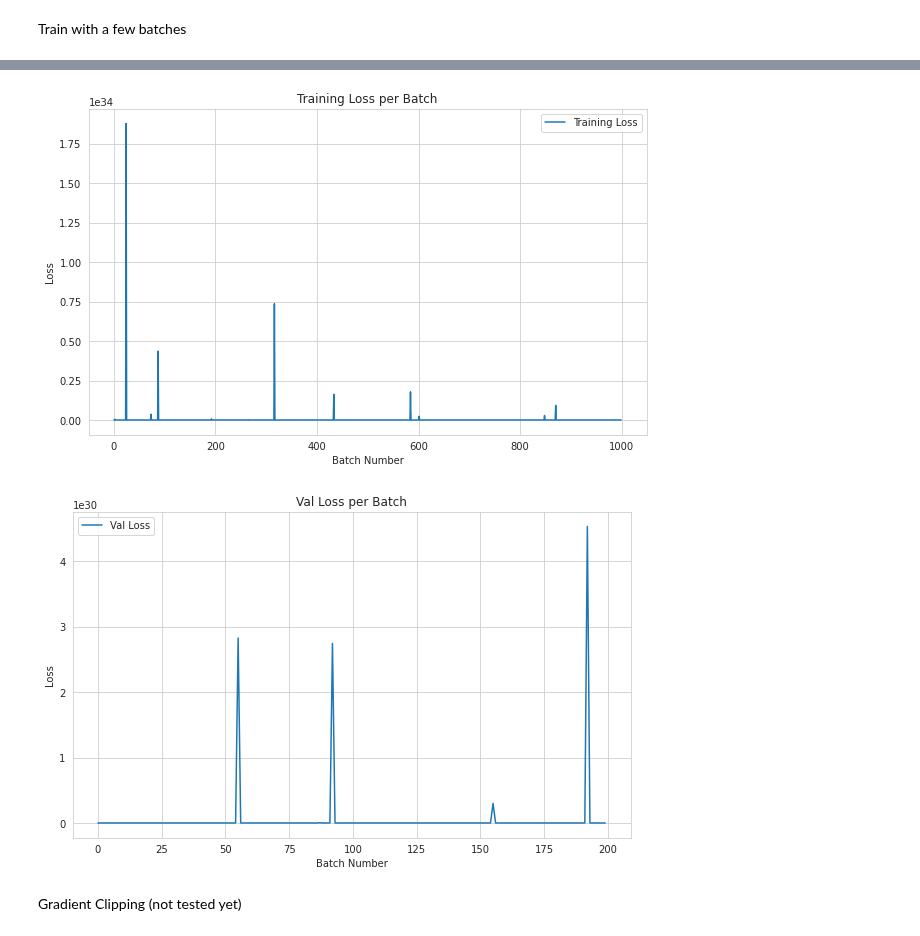
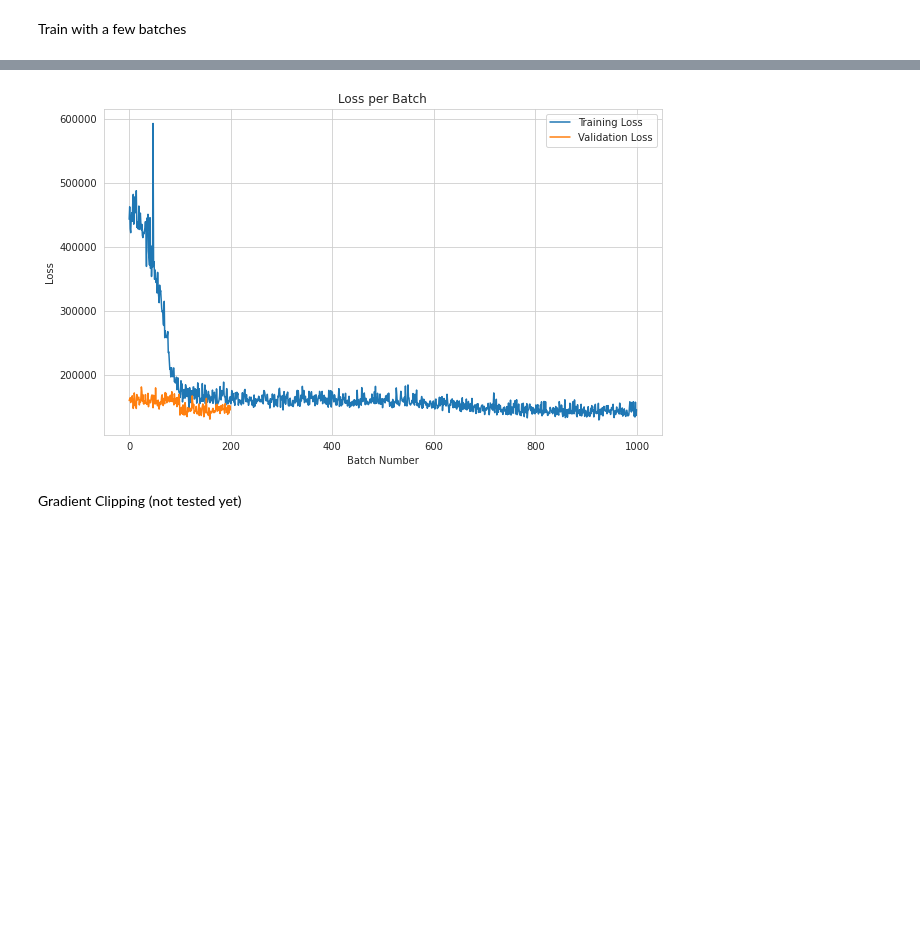
Before and after one commit to notaiax/Prediction-of-protein-isoforms-using-semi-supervised-learning, a Jupyter notebook: VAE/aiax VAE (test) .ipynb, the cells around one changed output, grey strips where cells are left out. Saved outputs shown, nothing was run; the diff lists cells and outputs as text; code cells hidden in the pictures; blank space fills up the shorter version.

Commit message:
Remove Kaiming and Plot Loss

```diff
--- a/VAE/aiax VAE (test) .ipynb
+++ b/VAE/aiax VAE (test) .ipynb
@@ -566,25 +564,31 @@ training_data['elbo']
 # %%
-def plot_losses(losses, type):
+def plot_losses(losses_dict):
     """
-    Plots the training losses.
+    Plots the training and validation losses on the same plot.
 
     Parameters:
-    losses (list of float): A list of loss values.
+    losses_dict (dict): A dictionary where keys are loss types (e.g., 'Training', 'Validation')
+                        and values are lists of loss values.
     """
     plt.figure(figsize=(10, 6))
-    plt.plot(losses, label=f'{type} Loss')
-    plt.title(f'{type} Loss per Batch')
+
+    for type, losses in losses_dict.items():
+        plt.plot(losses, label=f'{type} Loss')
+
+    plt.title('Loss per Batch')
     plt.xlabel('Batch Number')
     plt.ylabel('Loss')
     plt.legend()
     plt.grid(True)
     plt.show()
 
-plot_losses(train_losses, "Training")
-plot_losses(val_losses, "Val")
+losses_dict = {
+    "Training": train_losses,
+    "Validation": val_losses
+}
+plot_losses(losses_dict)
 # %% [output]
-[figure, old version]
+[figure, new version]
-[figure, removed]
 # %% [markdown]
 Gradient Clipping (not tested yet)
 # %%
```
Also changed, not shown: parts of 2 cells of this notebook, 3 other files.
